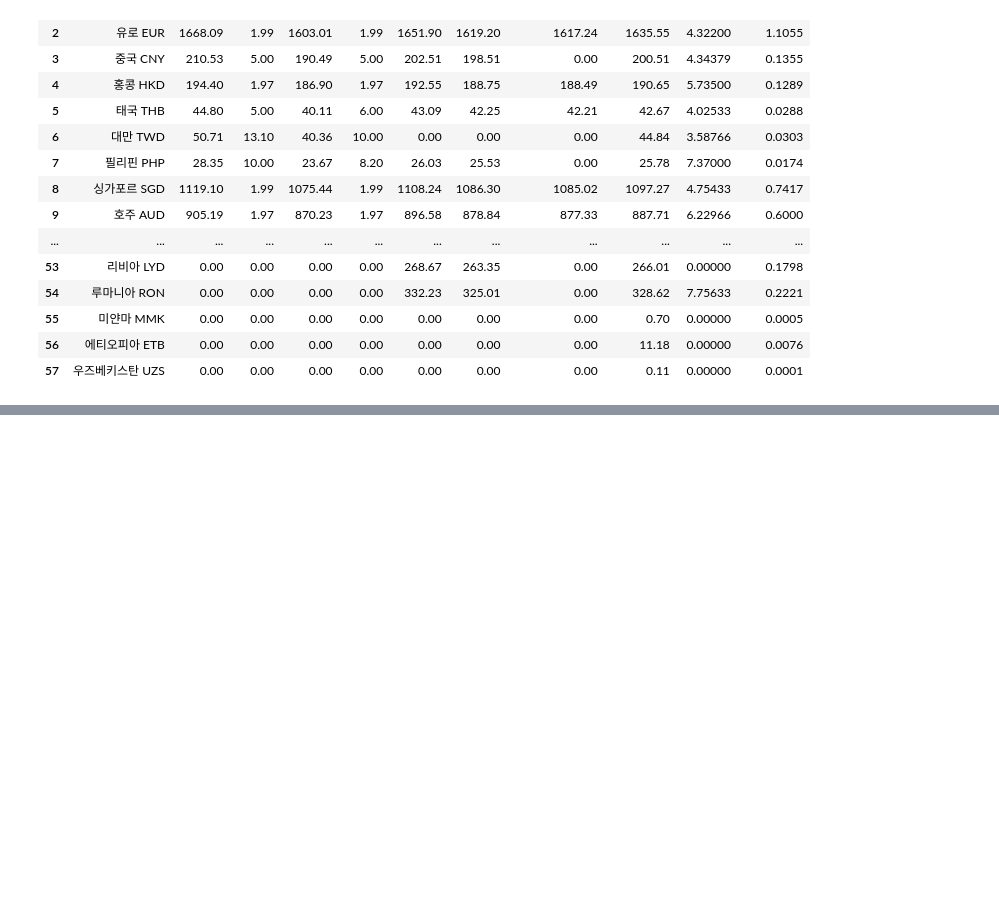
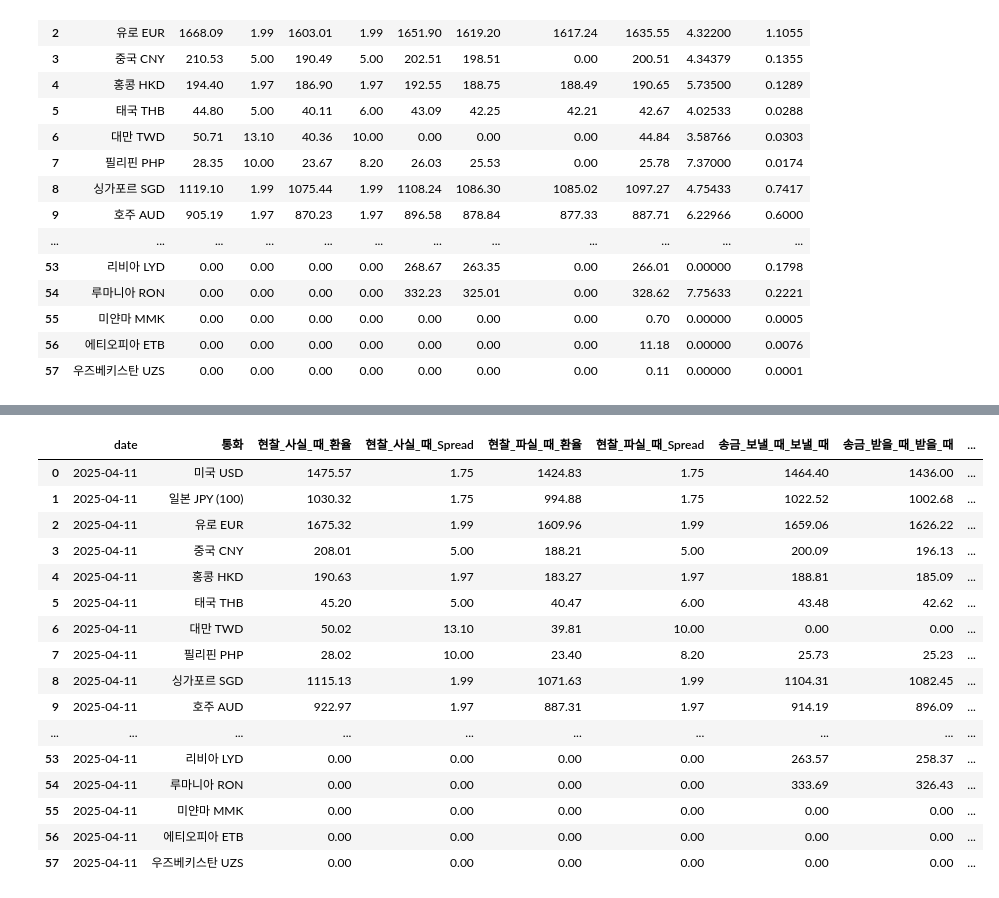
Before and after one commit to git605959/fintech, a Jupyter notebook: 04 data_scraping/09_환율정보_가져오기.ipynb, the cells around one changed output, grey strips where cells are left out. Saved outputs shown, nothing was run; the diff lists cells and outputs as text; code cells hidden in the pictures; blank space fills up the shorter version.

Commit message:
exchange_rate&review_스크랩

```diff
--- a/04 data_scraping/09_환율정보_가져오기.ipynb
+++ b/04 data_scraping/09_환율정보_가져오기.ipynb
@@ -107,3 +107,12 @@ df
 | 55 | 미얀마 MMK | 0.00 | 0.00 | 0.00 | 0.00 | 0.00 | 0.00 | 0.00 | 0.70 | 0.00000 | 0.0005 |
 | 56 | 에티오피아 ETB | 0.00 | 0.00 | 0.00 | 0.00 | 0.00 | 0.00 | 0.00 | 11.18 | 0.00000 | 0.0076 |
 | 57 | 우즈베키스탄 UZS | 0.00 | 0.00 | 0.00 | 0.00 | 0.00 | 0.00 | 0.00 | 0.11 | 0.00000 | 0.0001 |
+# %%
+def new_col(df):
+    new_cols = []
+    for col in df.columns:
+        if col[0] == col[1] == col[2]:
+            new_cols.append(col[0].replace(" ", "_"))
+        else:
+            new_cols.append(" ".join(col).strip().replace(" ", "_"))
+    return new_cols
@@ -109,0 +196,75 @@ df
+# %%
+#오늘 날짜 수집
+import selenium
+from selenium import webdriver
+from selenium.webdriver.chrome.service import Service
+from selenium.webdriver.chrome.options import Options
+from webdriver_manager.chrome import ChromeDriverManager
+from selenium.webdriver.common.by import By
+from selenium.webdriver.common.keys import Keys
+from io import StringIO
+from ex_dbio import to_ex_db
+
+options = Options()
+options.add_experimental_option("detach", True)
+options.add_argument("start-maximized")
+options.add_argument("Chrome/135.0.0.0")
+options.add_argument("lang=ko_KR")
+#웹브라우저가 백그라운드에서 작동하도록 설정
+options.add_argument("--headless")
+options.add_argument("--no-sandbox")
+options.add_argument("--disable-dev-shm-usage")
+
+driver = webdriver.Chrome(
+    service=Service(ChromeDriverManager().install()),
+    options=options
+    )
+
+## post 방식 url 가져오기
+## 개발자도구 - network - doc : preview로 가져오는 페이지 확인
+url="https://www.hanabank.com/cms/rate/index.do?contentUrl=/cms/rate/wpfxd651_01i.do"
+driver.get(url)
+time.sleep(1)
+
+# 오늘 날짜
+today = datetime.date.today()
+
+#날짜 넣기
+calendar=driver.find_element(By.ID,"tmpInqStrDt")
+calendar.clear()
+calendar.send_keys(str(today).replace("-",""))
+#print(f'{date} 데이터 수집 진행 중', end="\r")
+
+#조회 버튼 클릭하기
+button=driver.find_element(By.CSS_SELECTOR,".btnDefault.bg")
+#button.text
+button.send_keys(Keys.ENTER)
+time.sleep(2)
+
+df=pd.read_html(StringIO(driver.find_element(By.CSS_SELECTOR,".tblBasic.leftNone").get_attribute('outerHTML')))[0]
+df['date']=today
+new_columns=new_col(df)
+df.columns=new_columns
+df = df[['date','통화', '현찰_사실_때_환율', '현찰_사실_때_Spread', '현찰_파실_때_환율', '현찰_파실_때_Spread',
+   '송금_보낼_때_보낼_때', '송금_받을_때_받을_때', '외화_수표_파실때', '매매_기준율', '환가_료율',
+   '미화_환산율']]
+to_ex_db(df)
+#df
+# %% [output]
+|  | date | 통화 | 현찰_사실_때_환율 | 현찰_사실_때_Spread | 현찰_파실_때_환율 | 현찰_파실_때_Spread | 송금_보낼_때_보낼_때 | 송금_받을_때_받을_때 | ... |
+| 0 | 2025-04-11 | 미국 USD | 1475.57 | 1.75 | 1424.83 | 1.75 | 1464.40 | 1436.00 | ... |
+| 1 | 2025-04-11 | 일본 JPY (100) | 1030.32 | 1.75 | 994.88 | 1.75 | 1022.52 | 1002.68 | ... |
+| 2 | 2025-04-11 | 유로 EUR | 1675.32 | 1.99 | 1609.96 | 1.99 | 1659.06 | 1626.22 | ... |
+| 3 | 2025-04-11 | 중국 CNY | 208.01 | 5.00 | 188.21 | 5.00 | 200.09 | 196.13 | ... |
+| 4 | 2025-04-11 | 홍콩 HKD | 190.63 | 1.97 | 183.27 | 1.97 | 188.81 | 185.09 | ... |
+| 5 | 2025-04-11 | 태국 THB | 45.20 | 5.00 | 40.47 | 6.00 | 43.48 | 42.62 | ... |
+| 6 | 2025-04-11 | 대만 TWD | 50.02 | 13.10 | 39.81 | 10.00 | 0.00 | 0.00 | ... |
+| 7 | 2025-04-11 | 필리핀 PHP | 28.02 | 10.00 | 23.40 | 8.20 | 25.73 | 25.23 | ... |
+| 8 | 2025-04-11 | 싱가포르 SGD | 1115.13 | 1.99 | 1071.63 | 1.99 | 1104.31 | 1082.45 | ... |
+| 9 | 2025-04-11 | 호주 AUD | 922.97 | 1.97 | 887.31 | 1.97 | 914.19 | 896.09 | ... |
+| ... | ... | ... | ... | ... | ... | ... | ... | ... | ... |
+| 53 | 2025-04-11 | 리비아 LYD | 0.00 | 0.00 | 0.00 | 0.00 | 263.57 | 258.37 | ... |
+| 54 | 2025-04-11 | 루마니아 RON | 0.00 | 0.00 | 0.00 | 0.00 | 333.69 | 326.43 | ... |
+| 55 | 2025-04-11 | 미얀마 MMK | 0.00 | 0.00 | 0.00 | 0.00 | 0.00 | 0.00 | ... |
+| 56 | 2025-04-11 | 에티오피아 ETB | 0.00 | 0.00 | 0.00 | 0.00 | 0.00 | 0.00 | ... |
+| 57 | 2025-04-11 | 우즈베키스탄 UZS | 0.00 | 0.00 | 0.00 | 0.00 | 0.00 | 0.00 | ... |
```
Also changed, not shown: parts of 3 cells of this notebook, 5 other files.
